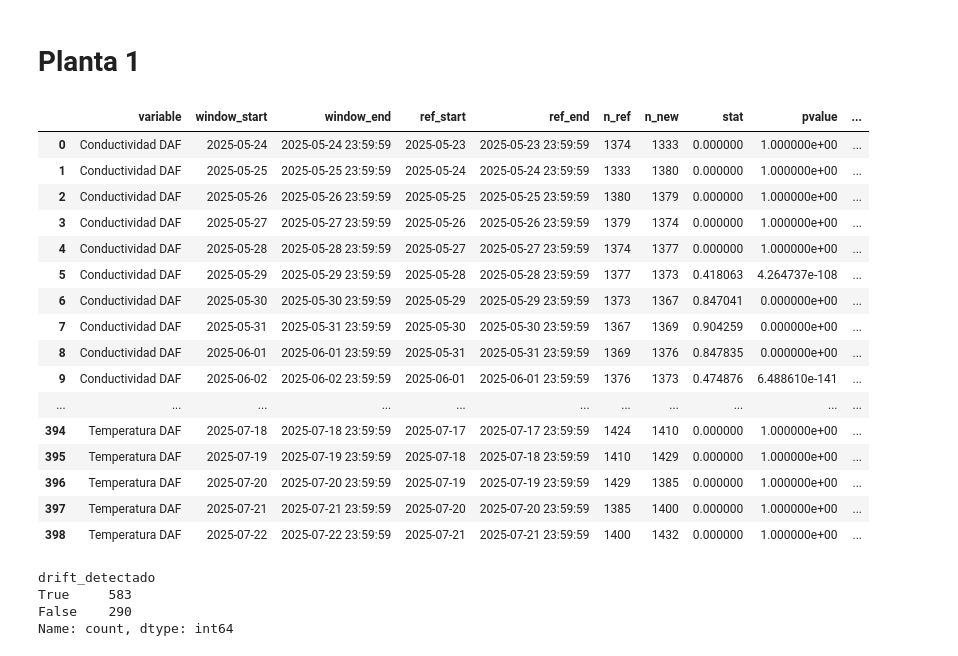
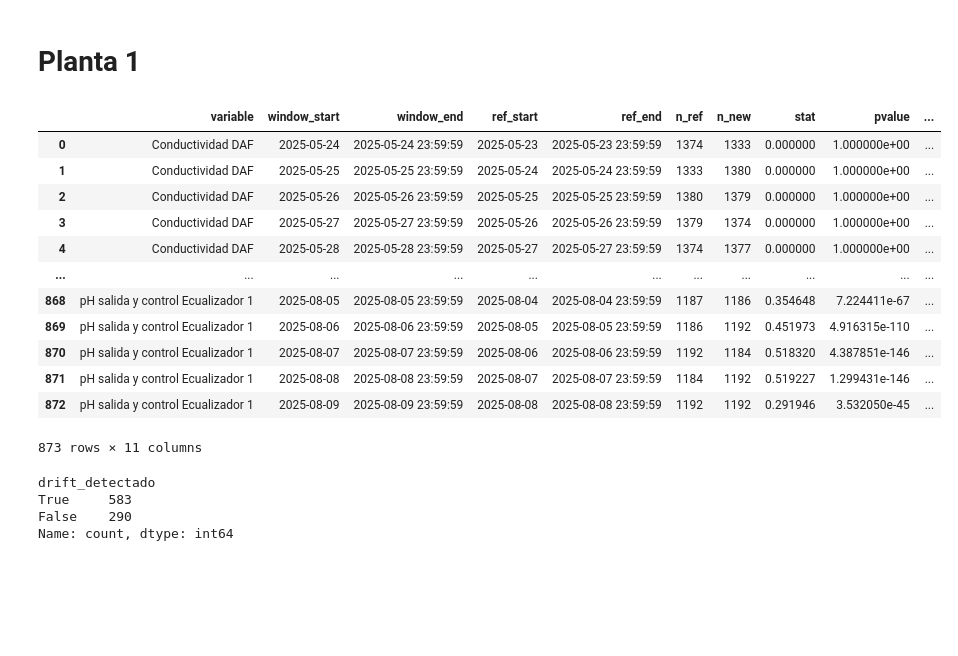
Before and after one commit to fchiapped/Proyecto-Grado, a Jupyter notebook: Analisis/drift.ipynb, the cells around one changed output. Cells and saved outputs as stored; diff of their text form; code cells hidden in the pictures; blank space fills up the shorter version.

```diff
--- a/Analisis/drift.ipynb
+++ b/Analisis/drift.ipynb
@@ -17,36 +17,31 @@ df_planta_3['date_time'] = pd.to_datetime(df_planta_3['date_time'])
 # %%
 res = detectar_drift_ks(
 df_planta_1,
 columnas=[c for c in df_planta_1.select_dtypes('number').columns],
 window_days=1, step_days=1,    # <- una ventana por día
 min_dias=1,  min_points=800,   # ajusta según tu frecuencia
 compare="adjacent",
 skip_first_days=2,
 alpha=0.005, ks_min=0.15,
 fdr=True, min_consecutive=2,
 winsor=(0.01, 0.99)        # opcional
 )
 
-pd.set_option('display.max_rows', None)
 res
 # %% [output]
 |  | variable | window_start | window_end | ref_start | ref_end | n_ref | n_new | stat | pvalue | ... |
 | 0 | Conductividad DAF | 2025-05-24 | 2025-05-24 23:59:59 | 2025-05-23 | 2025-05-23 23:59:59 | 1374 | 1333 | 0.000000 | 1.000000e+00 | ... |
 | 1 | Conductividad DAF | 2025-05-25 | 2025-05-25 23:59:59 | 2025-05-24 | 2025-05-24 23:59:59 | 1333 | 1380 | 0.000000 | 1.000000e+00 | ... |
 | 2 | Conductividad DAF | 2025-05-26 | 2025-05-26 23:59:59 | 2025-05-25 | 2025-05-25 23:59:59 | 1380 | 1379 | 0.000000 | 1.000000e+00 | ... |
 | 3 | Conductividad DAF | 2025-05-27 | 2025-05-27 23:59:59 | 2025-05-26 | 2025-05-26 23:59:59 | 1379 | 1374 | 0.000000 | 1.000000e+00 | ... |
 | 4 | Conductividad DAF | 2025-05-28 | 2025-05-28 23:59:59 | 2025-05-27 | 2025-05-27 23:59:59 | 1374 | 1377 | 0.000000 | 1.000000e+00 | ... |
-| 5 | Conductividad DAF | 2025-05-29 | 2025-05-29 23:59:59 | 2025-05-28 | 2025-05-28 23:59:59 | 1377 | 1373 | 0.418063 | 4.264737e-108 | ... |
-| 6 | Conductividad DAF | 2025-05-30 | 2025-05-30 23:59:59 | 2025-05-29 | 2025-05-29 23:59:59 | 1373 | 1367 | 0.847041 | 0.000000e+00 | ... |
-| 7 | Conductividad DAF | 2025-05-31 | 2025-05-31 23:59:59 | 2025-05-30 | 2025-05-30 23:59:59 | 1367 | 1369 | 0.904259 | 0.000000e+00 | ... |
-| 8 | Conductividad DAF | 2025-06-01 | 2025-06-01 23:59:59 | 2025-05-31 | 2025-05-31 23:59:59 | 1369 | 1376 | 0.847835 | 0.000000e+00 | ... |
-| 9 | Conductividad DAF | 2025-06-02 | 2025-06-02 23:59:59 | 2025-06-01 | 2025-06-01 23:59:59 | 1376 | 1373 | 0.474876 | 6.488610e-141 | ... |
 | ... | ... | ... | ... | ... | ... | ... | ... | ... | ... | ... |
-| 394 | Temperatura DAF | 2025-07-18 | 2025-07-18 23:59:59 | 2025-07-17 | 2025-07-17 23:59:59 | 1424 | 1410 | 0.000000 | 1.000000e+00 | ... |
-| 395 | Temperatura DAF | 2025-07-19 | 2025-07-19 23:59:59 | 2025-07-18 | 2025-07-18 23:59:59 | 1410 | 1429 | 0.000000 | 1.000000e+00 | ... |
-| 396 | Temperatura DAF | 2025-07-20 | 2025-07-20 23:59:59 | 2025-07-19 | 2025-07-19 23:59:59 | 1429 | 1385 | 0.000000 | 1.000000e+00 | ... |
-| 397 | Temperatura DAF | 2025-07-21 | 2025-07-21 23:59:59 | 2025-07-20 | 2025-07-20 23:59:59 | 1385 | 1400 | 0.000000 | 1.000000e+00 | ... |
-| 398 | Temperatura DAF | 2025-07-22 | 2025-07-22 23:59:59 | 2025-07-21 | 2025-07-21 23:59:59 | 1400 | 1432 | 0.000000 | 1.000000e+00 | ... |
+| 868 | pH salida y control Ecualizador 1 | 2025-08-05 | 2025-08-05 23:59:59 | 2025-08-04 | 2025-08-04 23:59:59 | 1187 | 1186 | 0.354648 | 7.224411e-67 | ... |
+| 869 | pH salida y control Ecualizador 1 | 2025-08-06 | 2025-08-06 23:59:59 | 2025-08-05 | 2025-08-05 23:59:59 | 1186 | 1192 | 0.451973 | 4.916315e-110 | ... |
+| 870 | pH salida y control Ecualizador 1 | 2025-08-07 | 2025-08-07 23:59:59 | 2025-08-06 | 2025-08-06 23:59:59 | 1192 | 1184 | 0.518320 | 4.387851e-146 | ... |
+| 871 | pH salida y control Ecualizador 1 | 2025-08-08 | 2025-08-08 23:59:59 | 2025-08-07 | 2025-08-07 23:59:59 | 1184 | 1192 | 0.519227 | 1.299431e-146 | ... |
+| 872 | pH salida y control Ecualizador 1 | 2025-08-09 | 2025-08-09 23:59:59 | 2025-08-08 | 2025-08-08 23:59:59 | 1192 | 1192 | 0.291946 | 3.532050e-45 | ... |
+873 rows × 11 columns
 # %%
 res["drift_detectado"].value_counts()
 # %% [output]
```
Also changed, not shown: parts of 4 cells of this notebook, 2 other files.
